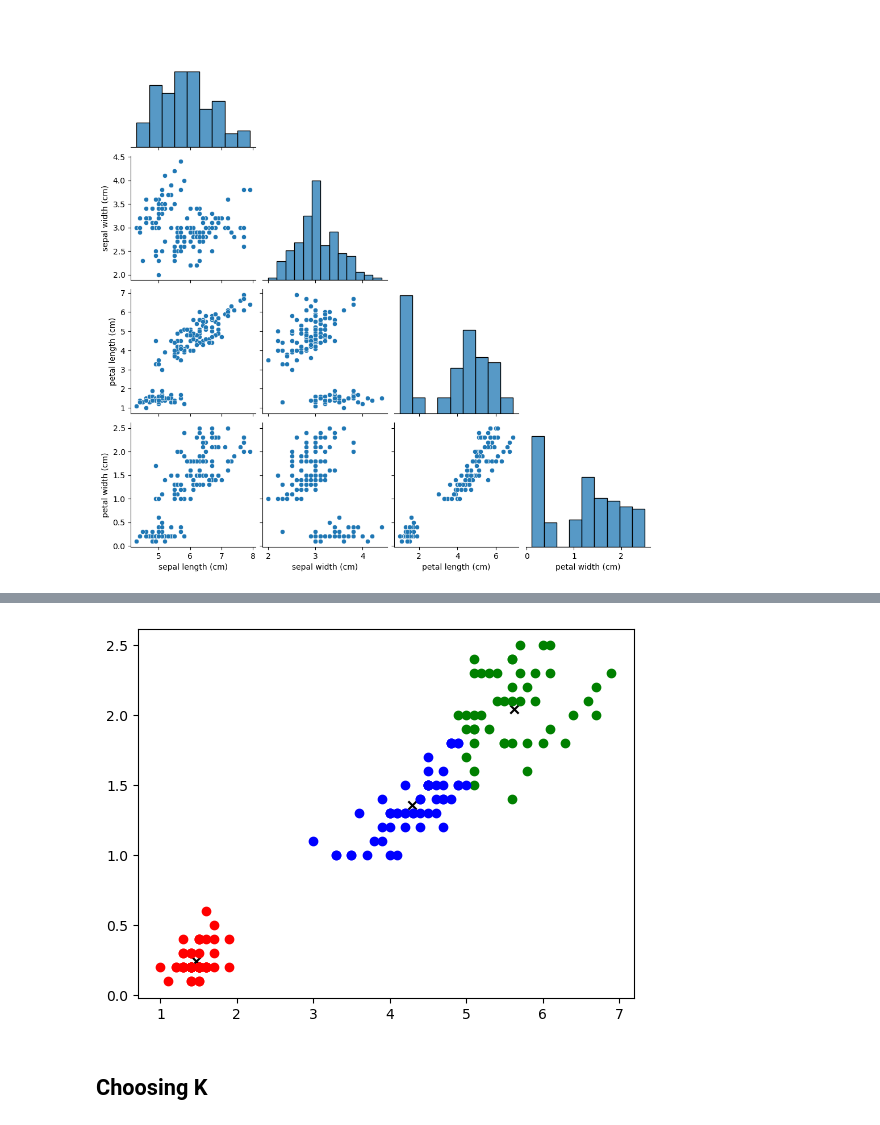
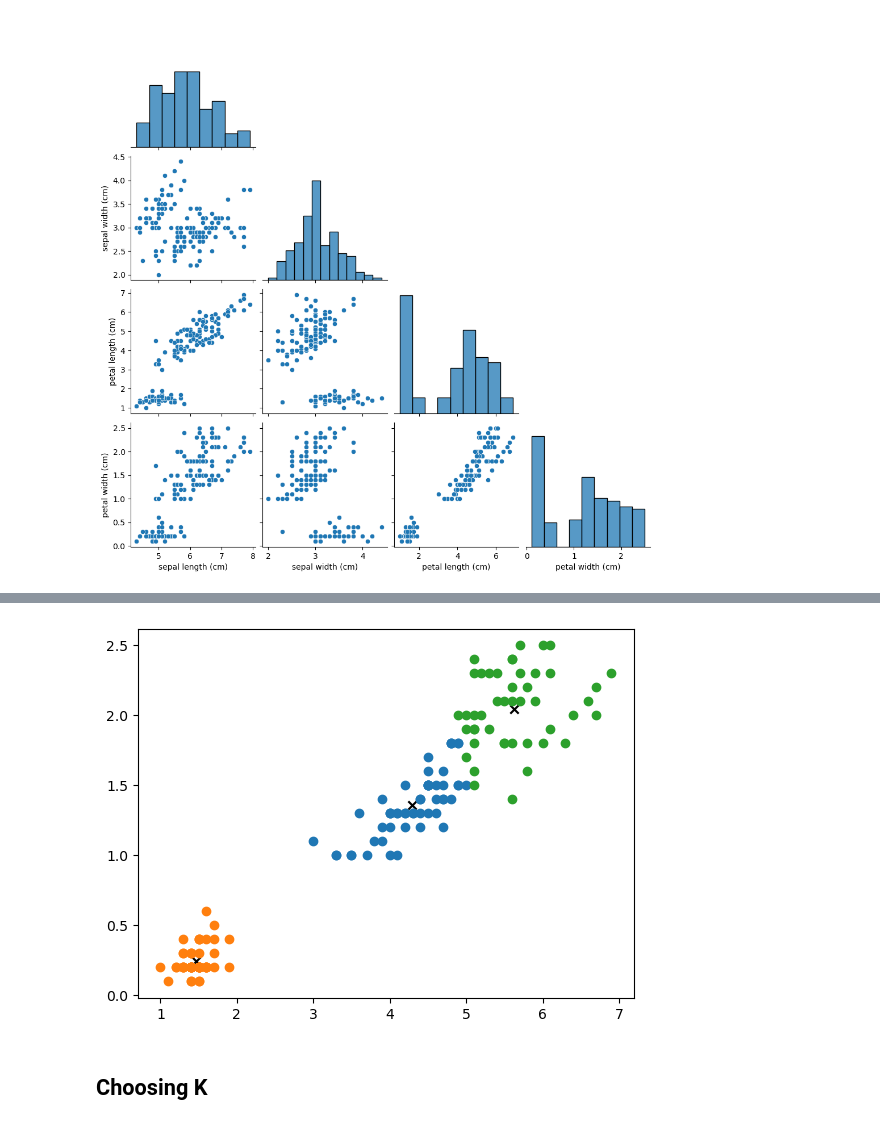
Before and after one commit to KalebAsratemedhin/ML-labs, a Jupyter notebook: K-means/k-means-clustering-scratch.ipynb, the cells around one changed output, grey strips where cells are left out. Cells and saved outputs as stored; diff of their text form; code cells hidden in the pictures.

Commit message:
fix: update centroid placement

```diff
--- a/K-means/k-means-clustering-scratch.ipynb
+++ b/K-means/k-means-clustering-scratch.ipynb
@@ -80,3 +56,16 @@ def k_means(data: pd.DataFrame, k):
+# %%
+
+def k_means(data, k, max_iter=300):
+    centroids = place_centroids(k, data)
+    prev_groups = np.full(data.shape[0], -1)
+
+    for _ in range(max_iter):
+        centroids, groups, changed_group_count = k_means_one_round(data, k, centroids, prev_groups)
+        if changed_group_count == 0:
+            break
+        prev_groups = groups
+
+    return groups, centroids
 # %%
 iris = load_iris()
 df = pd.DataFrame(iris.data,columns=iris.feature_names)
@@ -105,3 +94,6 @@ sns.pairplot(df, kind='scatter', corner=True)
 [figure]
 # %%
 df.drop(['sepal length (cm)', 'sepal width (cm)'],axis='columns',inplace=True)
+# %%
+data_array = df.to_numpy()
+data_array
@@ -108,22 +118,20 @@ df.drop(['sepal length (cm)', 'sepal width (cm)'],axis='columns',inplace=True)
 # %%
-groupings, centroids = k_means(df, 3)
+
+labels, centroids = k_means(data_array, 3)
 # %%
-def draw_clusters(centroids, data: pd.DataFrame, predicted):
+def draw_clusters(k, centroids, data: pd.DataFrame, labels):
 
     plt.scatter(centroids[:,0], centroids[:,1], c='black', marker='x' )
-    data['flower'] = predicted
+    df2 = data.copy()
+    df2['flower'] = labels
 
-    group1 = data[data['flower'] == 0]
-    group2 = data[data['flower'] == 1]
-    group3 = data[data['flower'] == 2]
-
-    plt.scatter(group1.iloc[:,0], group1.iloc[:,1], c='r')
-    plt.scatter(group2.iloc[:,0], group2.iloc[:,1], c='g')
-    plt.scatter(group3.iloc[:,0], group3.iloc[:,1], c='b')
+    for i in range(k):
+        group = df2[df2['flower'] == i]
+        plt.scatter(group.iloc[:,0], group.iloc[:,1])
 # %%
 
-draw_clusters(centroids, df, groupings)
+draw_clusters(3, centroids, df, labels)
 # %% [output]
-[figure, old version]
+[figure, new version]
 # %% [markdown]
 ## Choosing K
```
Also changed, not shown: parts of 14 cells of this notebook, 2 other files.
